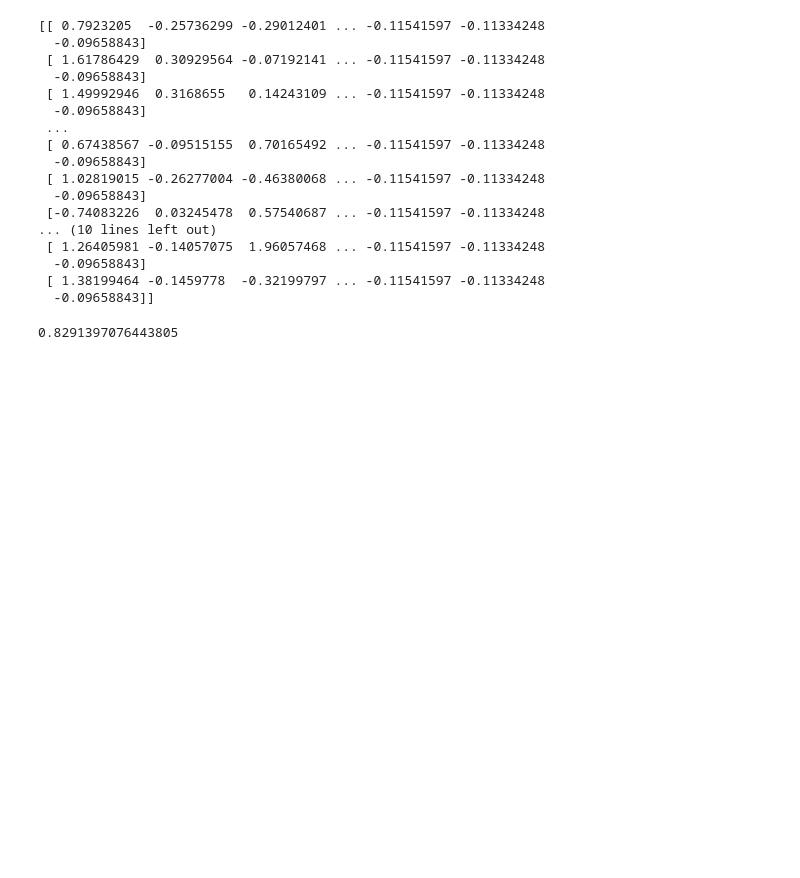
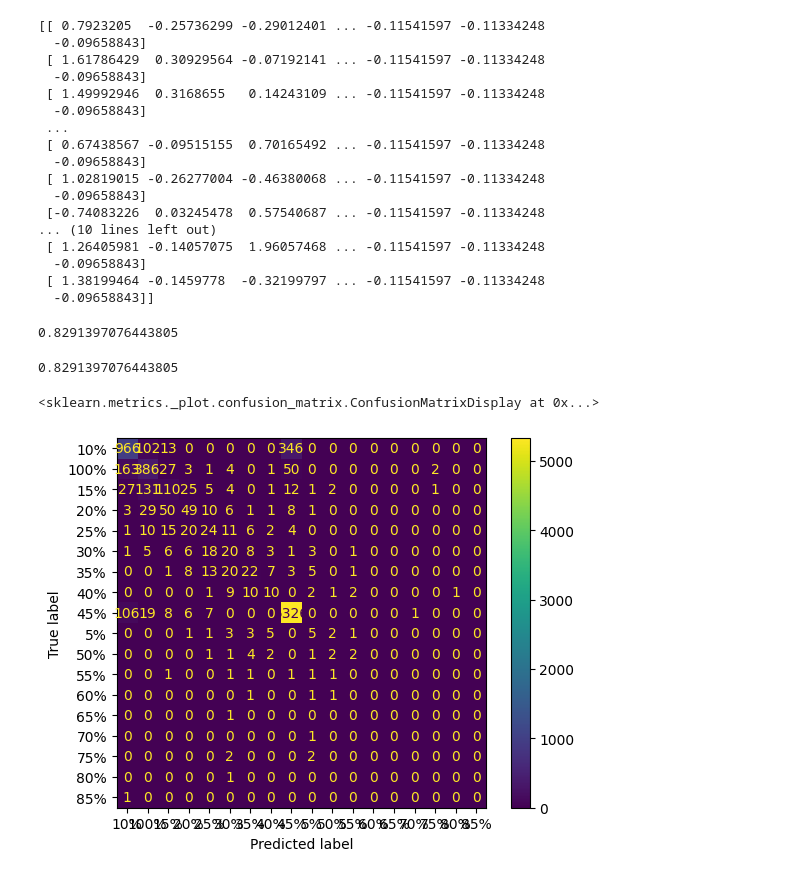
Before and after one commit to jazurdia/Proyecto1MD, a Jupyter notebook: reg_log.ipynb, the cells around one changed output. Drawn from its saved outputs; the diff is of its cells as text; code cells hidden in the pictures; blank space fills up the shorter version.

```diff
--- a/reg_log.ipynb
+++ b/reg_log.ipynb
@@ -103,3 +103,17 @@ score = logisticRegr.score(X_test, y_test)
 print(score)
 # %% [output]
 0.8291397076443805
+# %%
+# graficar la matriz de confusión
+from sklearn.metrics import ConfusionMatrixDisplay, confusion_matrix, accuracy_score
+
+conf = confusion_matrix(y_test, logisticRegr.predict(X_test))
+accuracy = accuracy_score(y_test, logisticRegr.predict(X_test))
+print(accuracy)
+
+disp = ConfusionMatrixDisplay(confusion_matrix=conf, display_labels=logisticRegr.classes_)
+disp.plot()
+# %% [output]
+0.8291397076443805
+<sklearn.metrics._plot.confusion_matrix.ConfusionMatrixDisplay at 0x...>
+[figure, added]
```
Also changed, not shown: parts of 7 cells of this notebook.
